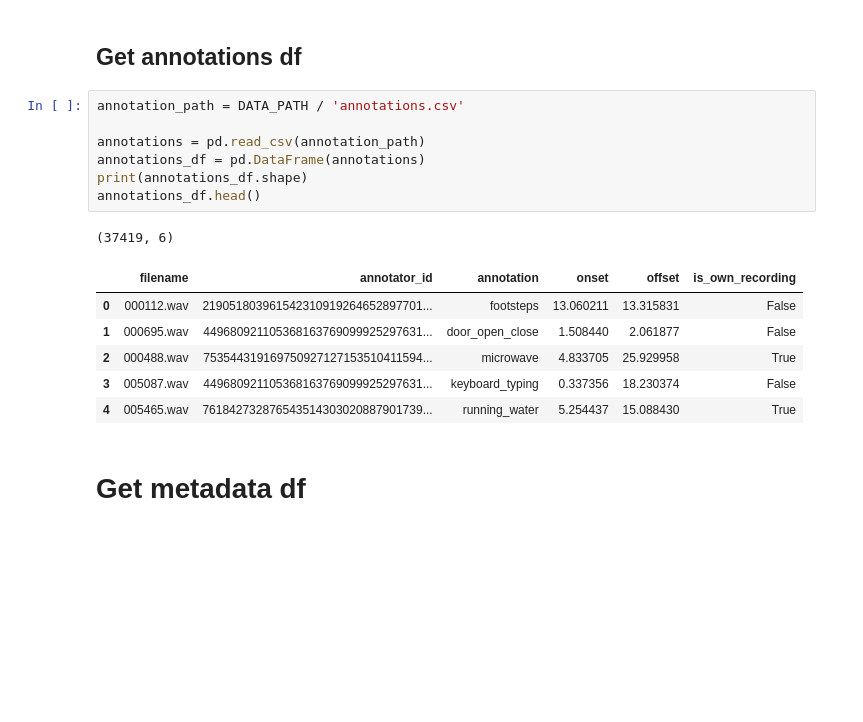
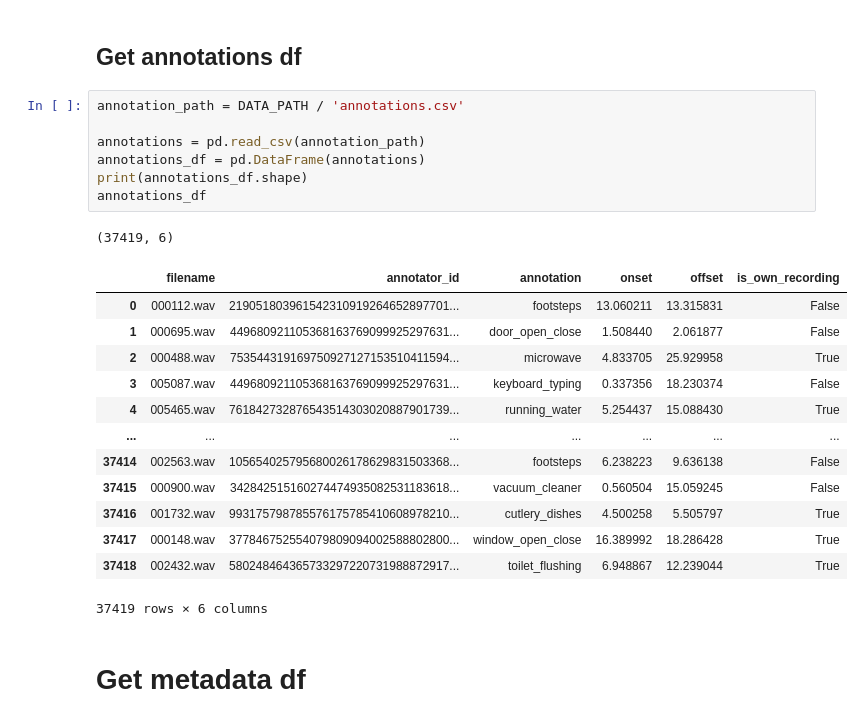
Before and after one commit to Carapet07/MLPC2026, a Jupyter notebook: notebooks/roma_notebook.ipynb, the cells around one changed output. Cells and saved outputs as stored; diff of their text form; blank space fills up the shorter version.

```diff
--- a/notebooks/roma_notebook.ipynb
+++ b/notebooks/roma_notebook.ipynb
@@ -51,18 +54,25 @@ device_placement:
 # %%
 annotation_path = DATA_PATH / 'annotations.csv'
 
 annotations = pd.read_csv(annotation_path)
 annotations_df = pd.DataFrame(annotations)
 print(annotations_df.shape)
-annotations_df.head()
+annotations_df
 # %% [output]
 (37419, 6)
 |  | filename | annotator_id | annotation | onset | offset | is_own_recording |
 | 0 | 000112.wav | 219051803961542310919264652897701... | footsteps | 13.060211 | 13.315831 | False |
 | 1 | 000695.wav | 449680921105368163769099925297631... | door_open_close | 1.508440 | 2.061877 | False |
 | 2 | 000488.wav | 753544319169750927127153510411594... | microwave | 4.833705 | 25.929958 | True |
 | 3 | 005087.wav | 449680921105368163769099925297631... | keyboard_typing | 0.337356 | 18.230374 | False |
 | 4 | 005465.wav | 761842732876543514303020887901739... | running_water | 5.254437 | 15.088430 | True |
+| ... | ... | ... | ... | ... | ... | ... |
+| 37414 | 002563.wav | 105654025795680026178629831503368... | footsteps | 6.238223 | 9.636138 | False |
+| 37415 | 000900.wav | 342842515160274474935082531183618... | vacuum_cleaner | 0.560504 | 15.059245 | False |
+| 37416 | 001732.wav | 993175798785576175785410608978210... | cutlery_dishes | 4.500258 | 5.505797 | True |
+| 37417 | 000148.wav | 377846752554079809094002588802800... | window_open_close | 16.389992 | 18.286428 | True |
+| 37418 | 002432.wav | 580248464365733297220731988872917... | toilet_flushing | 6.948867 | 12.239044 | True |
+37419 rows × 6 columns
 # %% [markdown]
 # Get metadata df
 # %%
```
Also changed, not shown: parts of 19 cells of this notebook, 2 other files.
